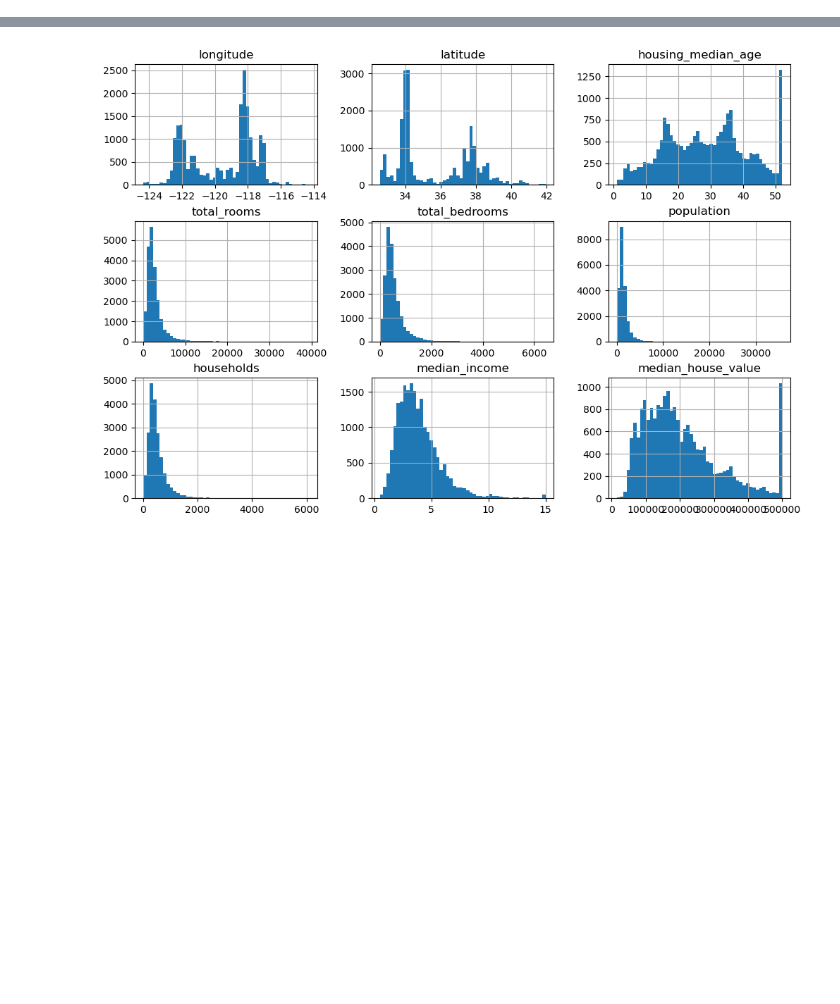
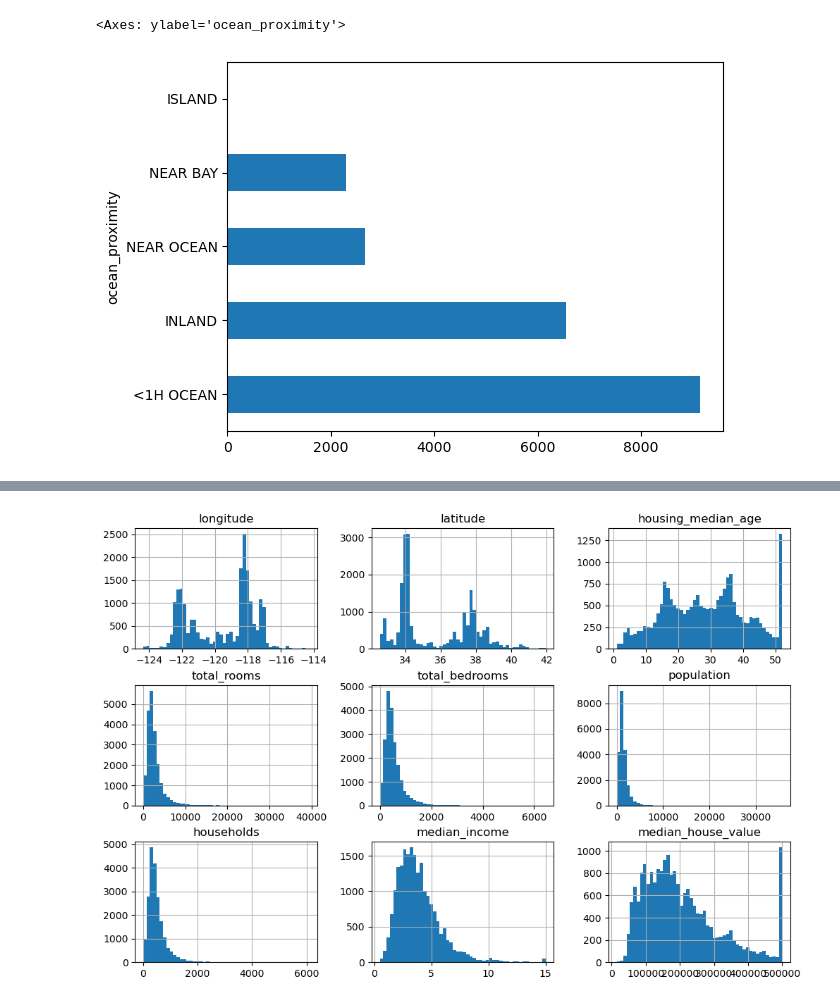
Before and after one commit to mohammadkhoubrou/Machine-Learning-Regression-Task, a Jupyter notebook: Regression.ipynb, the cells around one changed output, grey strips where cells are left out. Drawn from its saved outputs; the diff is of its cells as text; code cells hidden in the pictures; blank space fills up the shorter version.

```diff
--- a/Regression.ipynb
+++ b/Regression.ipynb
@@ -76,0 +5,4 @@ housing.describe() #gives us an insight of data distribution, count and mean val
+# %%
+filepath = "/home/mohammad/Downloads/housing.csv"
+housing_data = pd.read_csv(filepath)
+housing_data
@@ -76,0 +23,5 @@ housing.describe() #gives us an insight of data distribution, count and mean val
+# %%
+housing_data["ocean_proximity"].value_counts().plot(kind="barh")
+# %% [output]
+<Axes: ylabel='ocean_proximity'>
+[figure, added]
```
Also changed, not shown: parts of 18 cells of this notebook.
